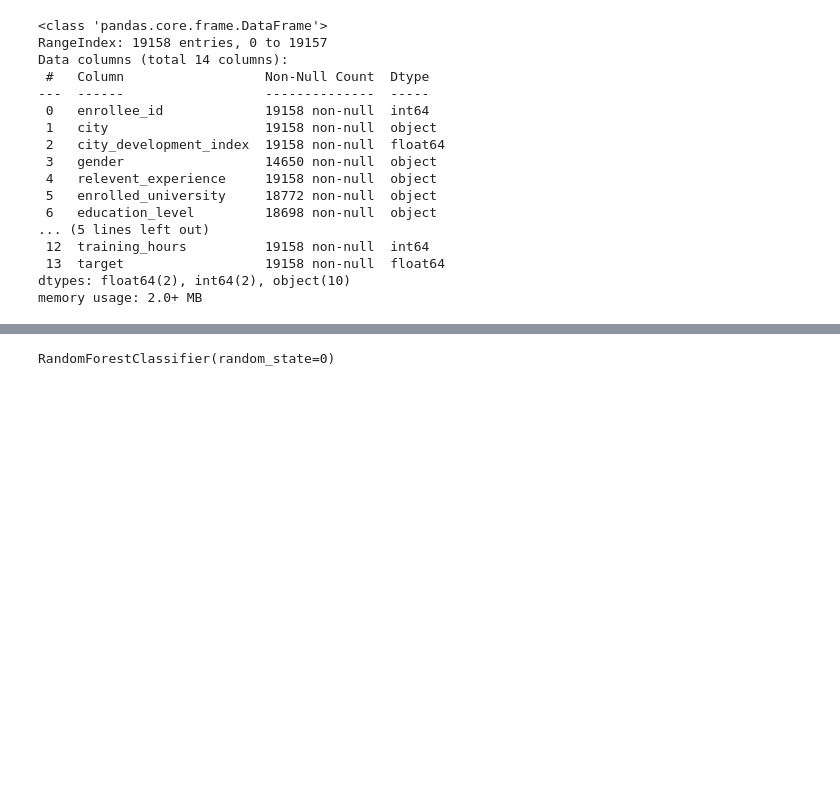
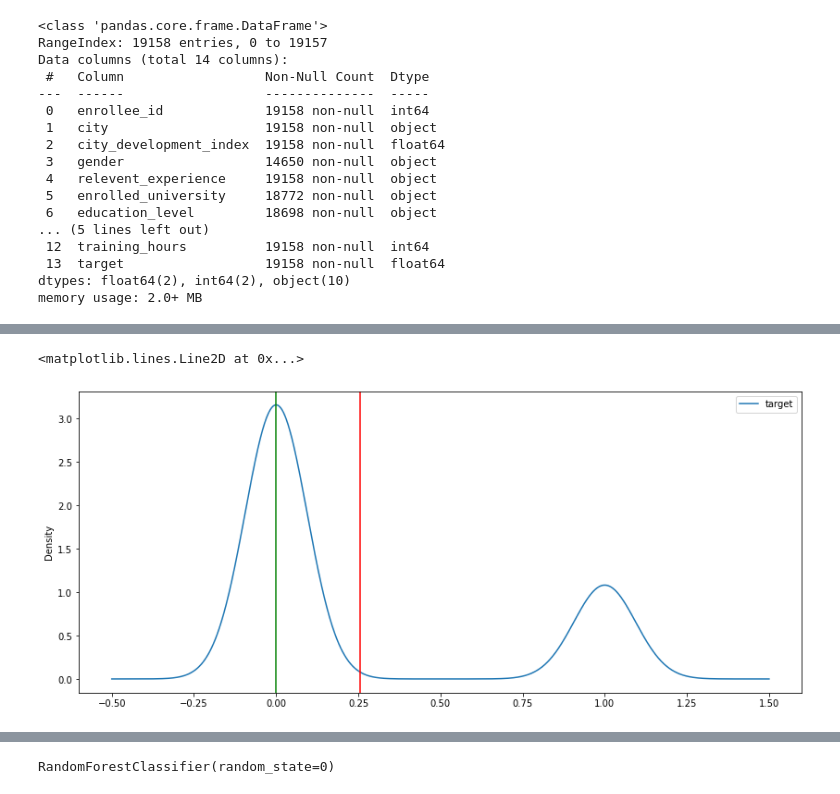
Before and after one commit to DataBadger/PracticeModels, a Jupyter notebook: Projects/JobSearch/CandidateProfile.ipynb, the cells around one changed output, grey strips where cells are left out. Saved outputs shown, nothing was run; the diff lists cells and outputs as text; code cells hidden in the pictures; blank space fills up the shorter version.

```diff
--- a/Projects/JobSearch/CandidateProfile.ipynb
+++ b/Projects/JobSearch/CandidateProfile.ipynb
@@ -38,0 +58,7 @@ memory usage: 2.0+ MB
+# %%
+ax = df_test['target'].plot(kind='density', figsize=(14,6),legend=True)
+ax.axvline(df_test['target'].mean(),color='red')
+ax.axvline(df_test['target'].median(),color='green')
+# %% [output]
+<matplotlib.lines.Line2D at 0x...>
+[figure, added]
```
Also changed, not shown: parts of 24 cells of this notebook.
